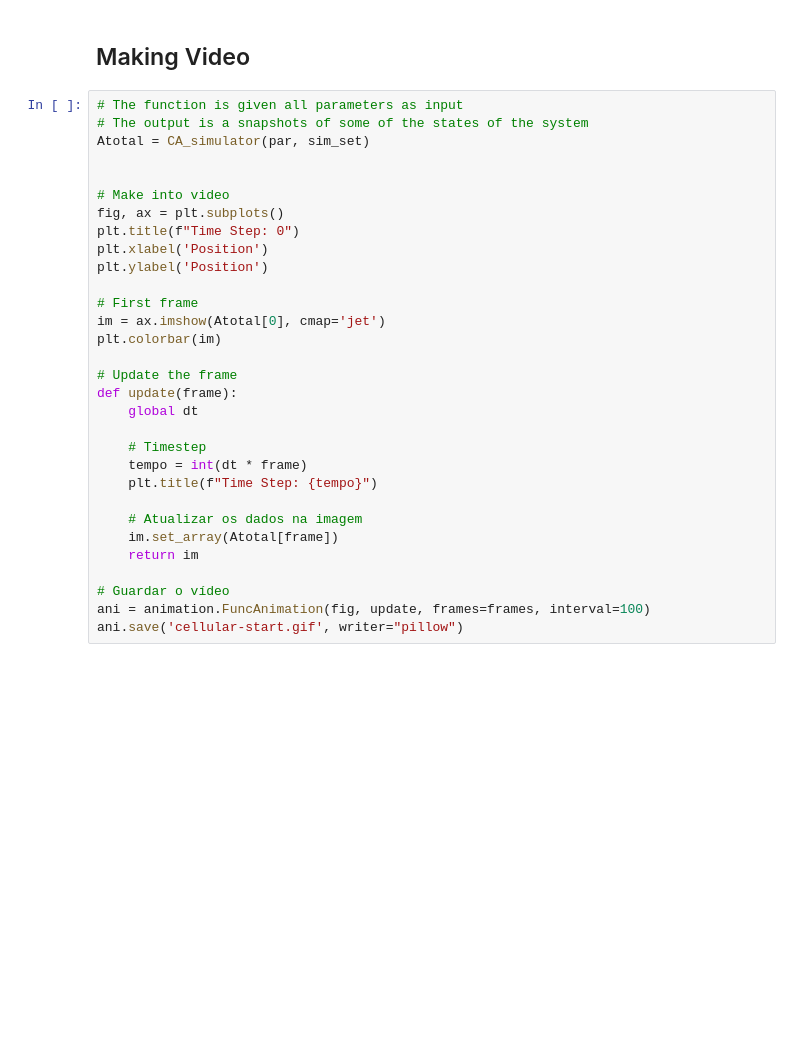
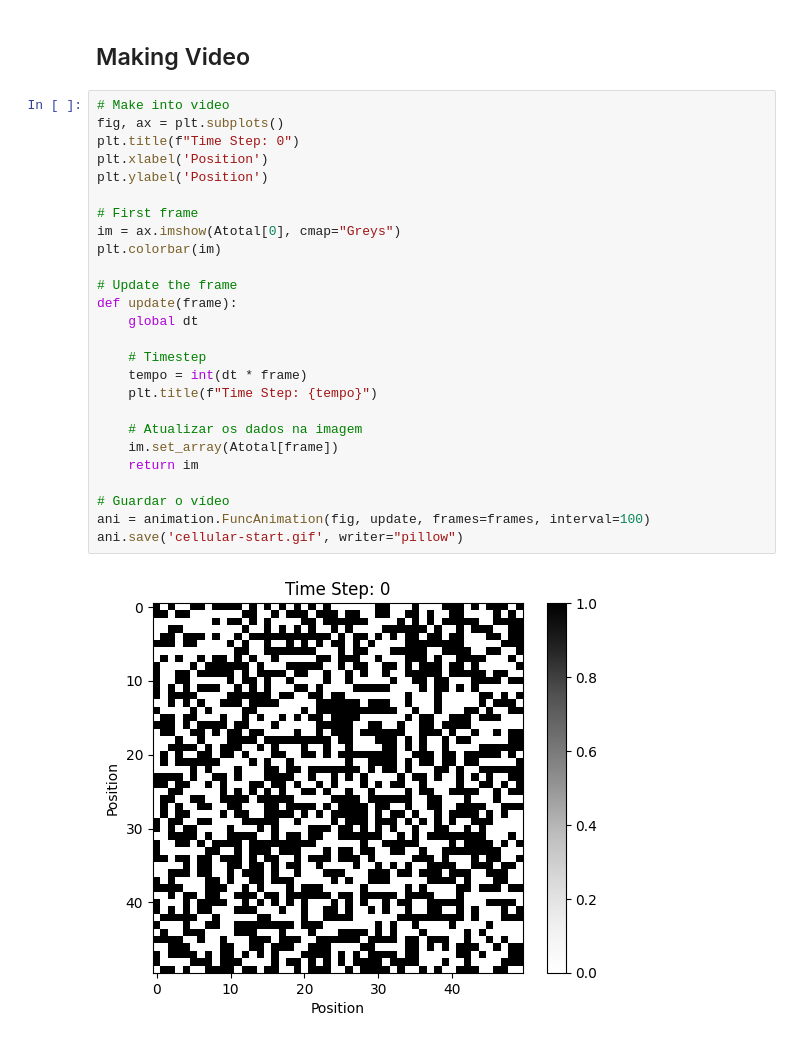
Before and after one commit to guilhermebaos/Utrecht-Summer-School-2024, a Jupyter notebook: Complex-Systems/01-Project-1/CA.ipynb, the cells around one changed output. Drawn from its saved outputs; the diff is of its cells as text; blank space fills up the shorter version.

```diff
--- a/Complex-Systems/01-Project-1/CA.ipynb
+++ b/Complex-Systems/01-Project-1/CA.ipynb
@@ -110,33 +114,30 @@ plt.ylabel('Position')
 # %% [markdown]
 ## Making Video
 # %%
-# The function is given all parameters as input
-# The output is a snapshots of some of the states of the system
-Atotal = CA_simulator(par, sim_set)
-
-
 # Make into video
 fig, ax = plt.subplots()
 plt.title(f"Time Step: 0")
 plt.xlabel('Position')
 plt.ylabel('Position')
 
 # First frame
-im = ax.imshow(Atotal[0], cmap='jet')
+im = ax.imshow(Atotal[0], cmap="Greys")
 plt.colorbar(im)
 
 # Update the frame
 def update(frame):
     global dt
 
     # Timestep
     tempo = int(dt * frame)
     plt.title(f"Time Step: {tempo}")
 
     # Atualizar os dados na imagem
     im.set_array(Atotal[frame])
     return im
 
 # Guardar o vídeo
 ani = animation.FuncAnimation(fig, update, frames=frames, interval=100)
 ani.save('cellular-start.gif', writer="pillow")
+# %% [output]
+[figure, added]
```
Also changed, not shown: parts of 5 cells of this notebook, 2 other files.
